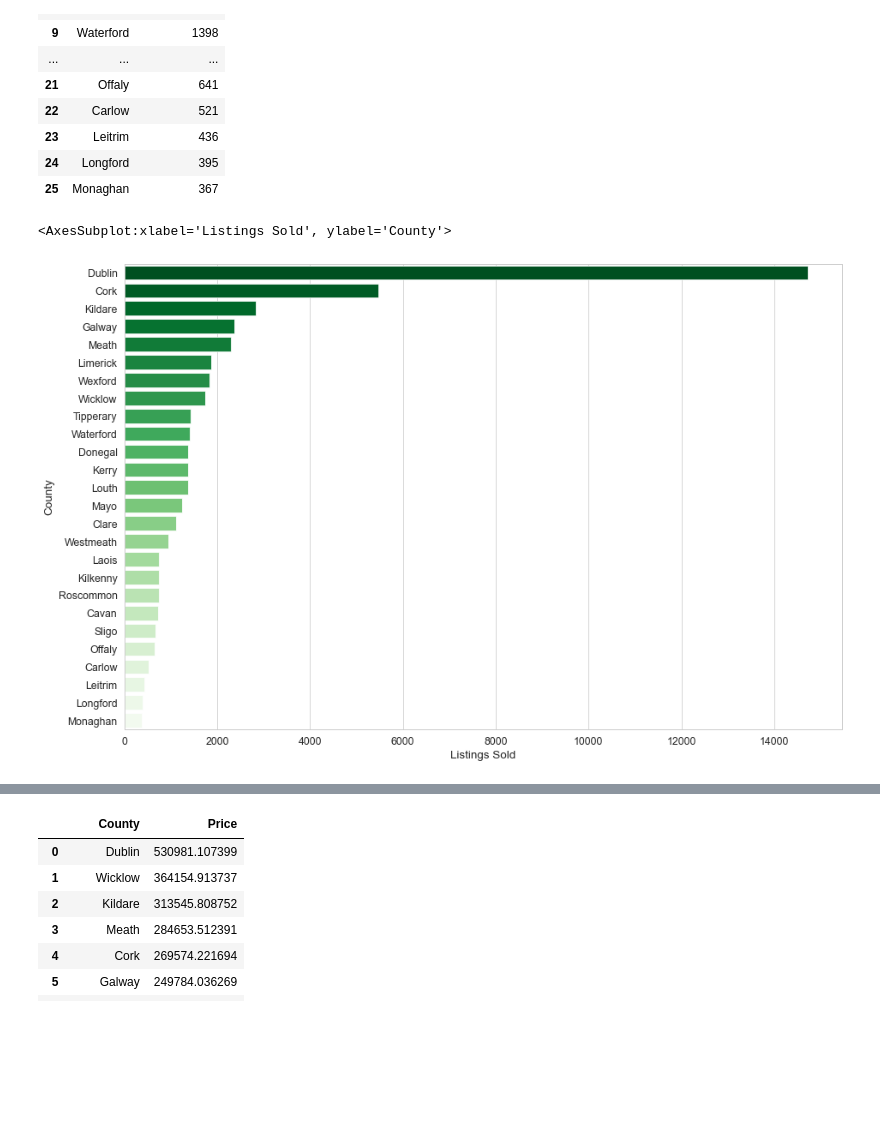
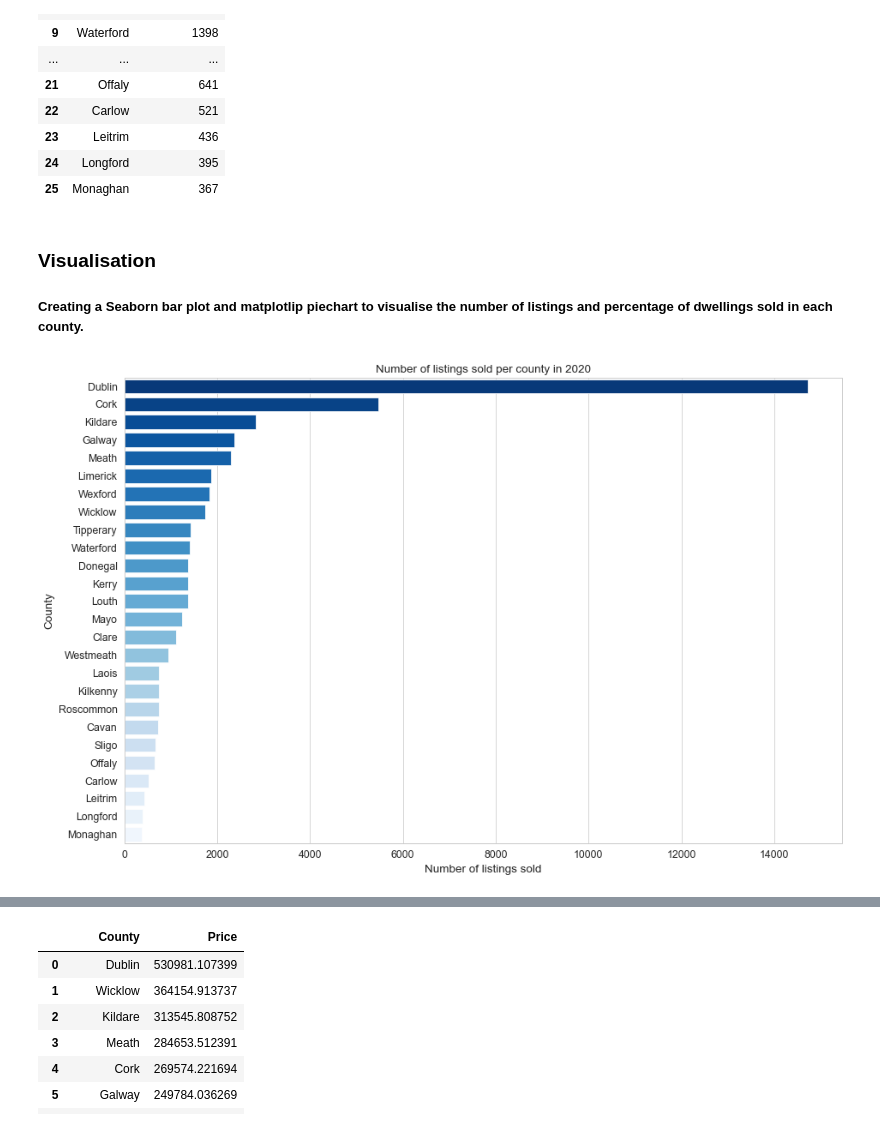
Before and after one commit to CraigDowling/Project, a Jupyter notebook: UCDPA_craigdowlingproject.ipynb, the cells around one changed output, grey strips where cells are left out. Drawn from its saved outputs; the diff is of its cells as text; code cells hidden in the pictures; blank space fills up the shorter version.

```diff
--- a/UCDPA_craigdowlingproject.ipynb
+++ b/UCDPA_craigdowlingproject.ipynb
@@ -19,0 +38,7 @@ house_2020.head()
+# %%
+#Using our defined function to import a file containing dwelling (house/apartment) sales in Ireland in 2020 and converting it to a pandas DataFrame.
+
+house_2020 = get_df_from_csv(r'C:\Users\Craig Dowling\Downloads\ppr-2020.csv')
+
+#Printing the head of the Dataframe to have initial look at it's contents.
+house_2020.head(2)
@@ -76,14 +100,28 @@ DF_APC
 | 23 | Leitrim | 436 |
 | 24 | Longford | 395 |
 | 25 | Monaghan | 367 |
+# %% [markdown]
+### Visualisation
+##### Creating a Seaborn bar plot and matplotlip piechart to visualise the number of listings and percentage of dwellings sold in each county.
 # %%
+#Setting the seaborn figure size.
 sns.set(rc={'figure.figsize':(15,10)})
+
+#Setting the seaborn figure colour palette.
 sns.color_palette("bright")
+
+#Setting the seaborn figure style.
 sns.set_style('whitegrid')
 sns.set_context('paper', font_scale=1.4)
 
-sns.barplot(y="County", x="Listings Sold", data=DF_APC, palette="Greens_r", saturation=1, ci=90)
+#Creating a seaborn horizontal bar plot.
+listing_sold_county_plot = sns.barplot(y="County", x="Listings Sold", data=DF_APC, palette="Blues_r", saturation=1, ci=90)
+
+#Setting the title and xy axis titles.
+listing_sold_county_plot.set(xlabel="Number of listings sold", ylabel="County", title="Number of listings sold per county in 2020")
+
+#Printing the plot.
+plt.show()
 # %% [output]
-<AxesSubplot:xlabel='Listings Sold', ylabel='County'>
-[figure, old version]
+[figure, new version]
 # %%
```
Also changed, not shown: parts of 137 cells of this notebook.
